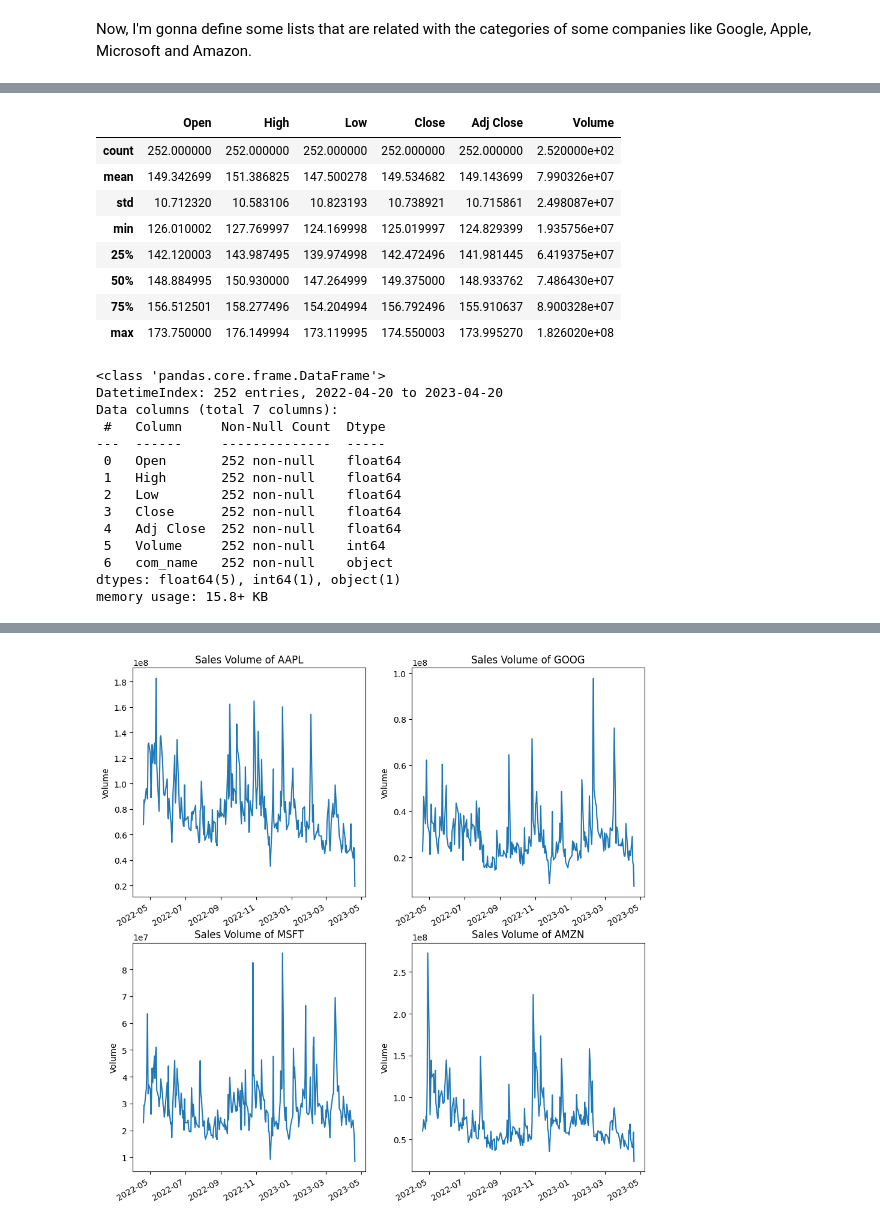
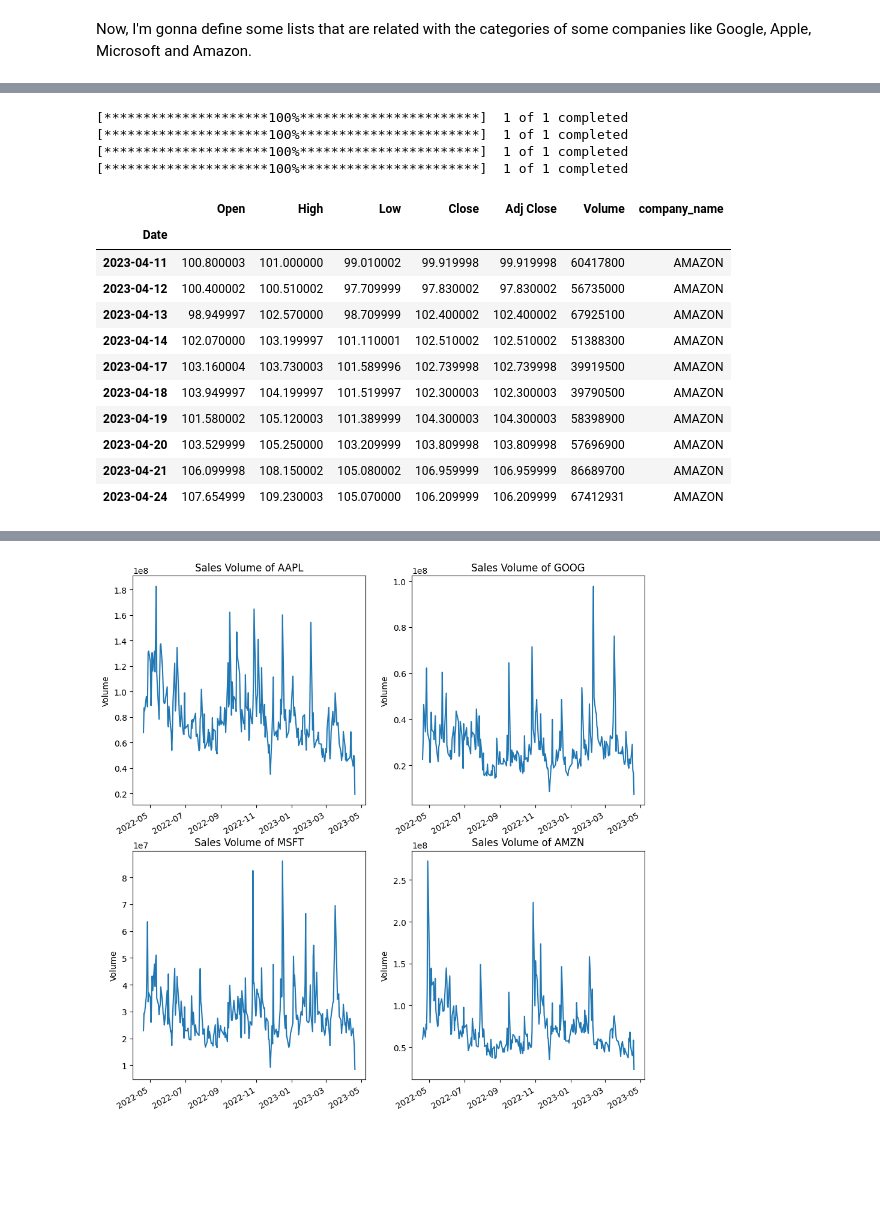
Before and after one commit to earo12/Stock-Market-Analysis, a Jupyter notebook: Stock_Market_Analysis.ipynb, the cells around one changed output, grey strips where cells are left out. Saved outputs shown, nothing was run; the diff lists cells and outputs as text; code cells hidden in the pictures; blank space fills up the shorter version.

```diff
--- a/Stock_Market_Analysis.ipynb
+++ b/Stock_Market_Analysis.ipynb
@@ -35,7 +21,0 @@ for variable in tec_lis:
-# %%
-com_lis = [AAPL, GOOG, MSFT, AMZN]
-com_name = ['APPLE', 'GOOGLE', 'MICROSOFT', 'AMAZON']
-for company, com_name in zip(com_lis, com_name):
-  company['com_name'] = com_name
-df = pd.concat(com_lis, axis = 0)
-df.tail(10)
@@ -55,30 +22,40 @@ df.tail(10)
-# %%
-AAPL.describe()
-# %% [output]
-|  | Open | High | Low | Close | Adj Close | Volume |
-| count | 252.000000 | 252.000000 | 252.000000 | 252.000000 | 252.000000 | 2.520000e+02 |
-| mean | 149.342699 | 151.386825 | 147.500278 | 149.534682 | 149.143699 | 7.990326e+07 |
-| std | 10.712320 | 10.583106 | 10.823193 | 10.738921 | 10.715861 | 2.498087e+07 |
-| min | 126.010002 | 127.769997 | 124.169998 | 125.019997 | 124.829399 | 1.935756e+07 |
-| 25% | 142.120003 | 143.987495 | 139.974998 | 142.472496 | 141.981445 | 6.419375e+07 |
-| 50% | 148.884995 | 150.930000 | 147.264999 | 149.375000 | 148.933762 | 7.486430e+07 |
-| 75% | 156.512501 | 158.277496 | 154.204994 | 156.792496 | 155.910637 | 8.900328e+07 |
-| max | 173.750000 | 176.149994 | 173.119995 | 174.550003 | 173.995270 | 1.826020e+08 |
-# %%
-AAPL.info()
-# %% [output]
-<class 'pandas.core.frame.DataFrame'>
-DatetimeIndex: 252 entries, 2022-04-20 to 2023-04-20
-Data columns (total 7 columns):
- #   Column     Non-Null Count  Dtype
----  ------     --------------  -----
- 0   Open       252 non-null    float64
- 1   High       252 non-null    float64
- 2   Low        252 non-null    float64
- 3   Close      252 non-null    float64
- 4   Adj Close  252 non-null    float64
- 5   Volume     252 non-null    int64
- 6   com_name   252 non-null    object
-dtypes: float64(5), int64(1), object(1)
-memory usage: 15.8+ KB
+# %%
+# The tech stocks we'll use for this analysis
+tech_list = ['AAPL', 'GOOG', 'MSFT', 'AMZN']
+
+# Set up End and Start times for data grab
+tech_list = ['AAPL', 'GOOG', 'MSFT', 'AMZN']
+
+end = datetime.now()
+start = datetime(end.year - 1, end.month, end.day)
+
+for stock in tech_list:
+    globals()[stock] = yf.download(stock, start, end)
+
+
+company_list = [AAPL, GOOG, MSFT, AMZN]
+company_name = ["APPLE", "GOOGLE", "MICROSOFT", "AMAZON"]
+
+for company, com_name in zip(company_list, company_name):
+    company["company_name"] = com_name
+
+df = pd.concat(company_list, axis=0)
+df.tail(10)
+# %% [output]
+[*********************100%***********************]  1 of 1 completed
+[*********************100%***********************]  1 of 1 completed
+[*********************100%***********************]  1 of 1 completed
+[*********************100%***********************]  1 of 1 completed
+|  | Open | High | Low | Close | Adj Close | Volume | company_name |
+| Date |  |  |  |  |  |  |  |
+| 2023-04-11 | 100.800003 | 101.000000 | 99.010002 | 99.919998 | 99.919998 | 60417800 | AMAZON |
+| 2023-04-12 | 100.400002 | 100.510002 | 97.709999 | 97.830002 | 97.830002 | 56735000 | AMAZON |
+| 2023-04-13 | 98.949997 | 102.570000 | 98.709999 | 102.400002 | 102.400002 | 67925100 | AMAZON |
+| 2023-04-14 | 102.070000 | 103.199997 | 101.110001 | 102.510002 | 102.510002 | 51388300 | AMAZON |
+| 2023-04-17 | 103.160004 | 103.730003 | 101.589996 | 102.739998 | 102.739998 | 39919500 | AMAZON |
+| 2023-04-18 | 103.949997 | 104.199997 | 101.519997 | 102.300003 | 102.300003 | 39790500 | AMAZON |
+| 2023-04-19 | 101.580002 | 105.120003 | 101.389999 | 104.300003 | 104.300003 | 58398900 | AMAZON |
+| 2023-04-20 | 103.529999 | 105.250000 | 103.209999 | 103.809998 | 103.809998 | 57696900 | AMAZON |
+| 2023-04-21 | 106.099998 | 108.150002 | 105.080002 | 106.959999 | 106.959999 | 86689700 | AMAZON |
+| 2023-04-24 | 107.654999 | 109.230003 | 105.070000 | 106.209999 | 106.209999 | 67412931 | AMAZON |
 # %%
```
Also changed, not shown: parts of 4 cells of this notebook.
